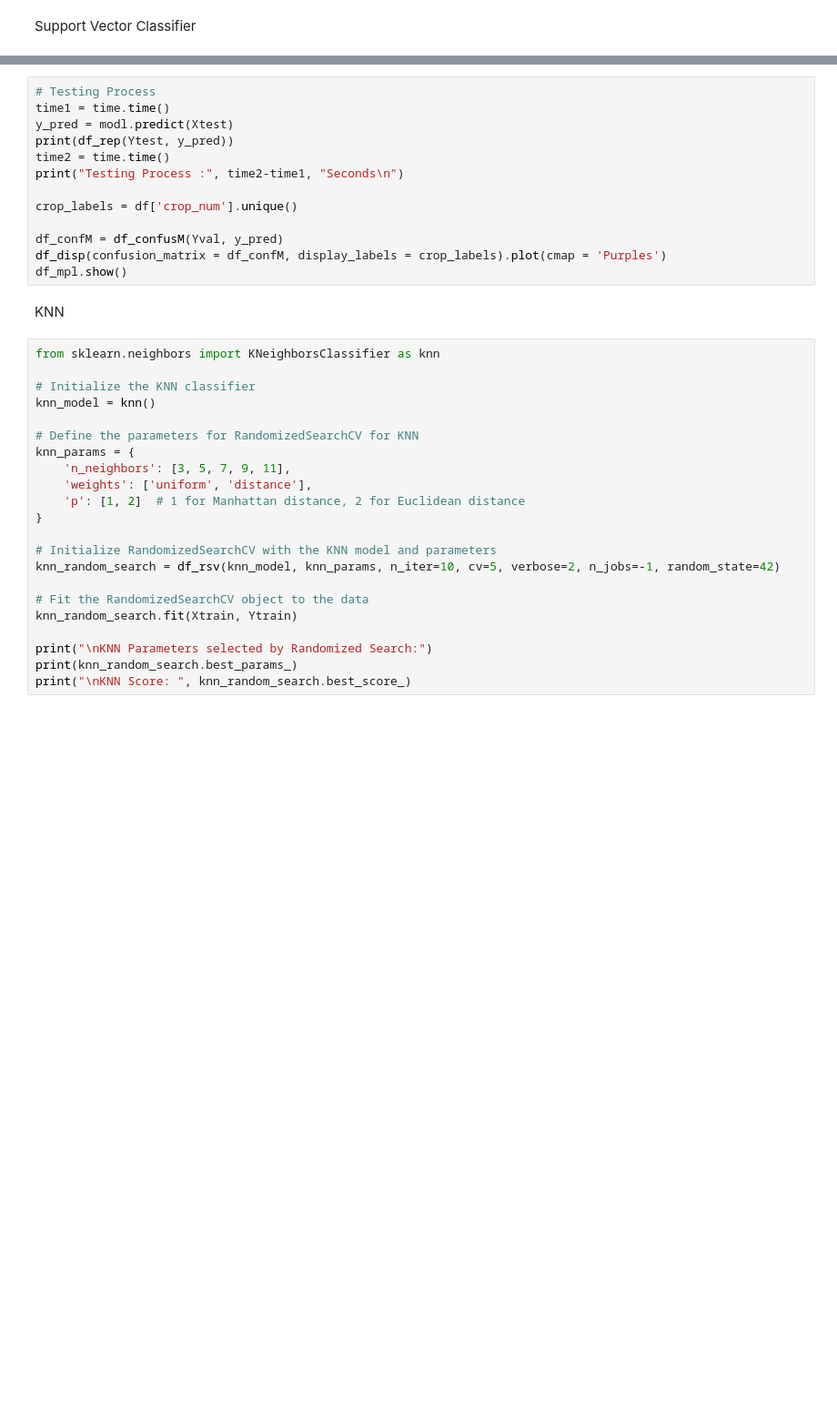
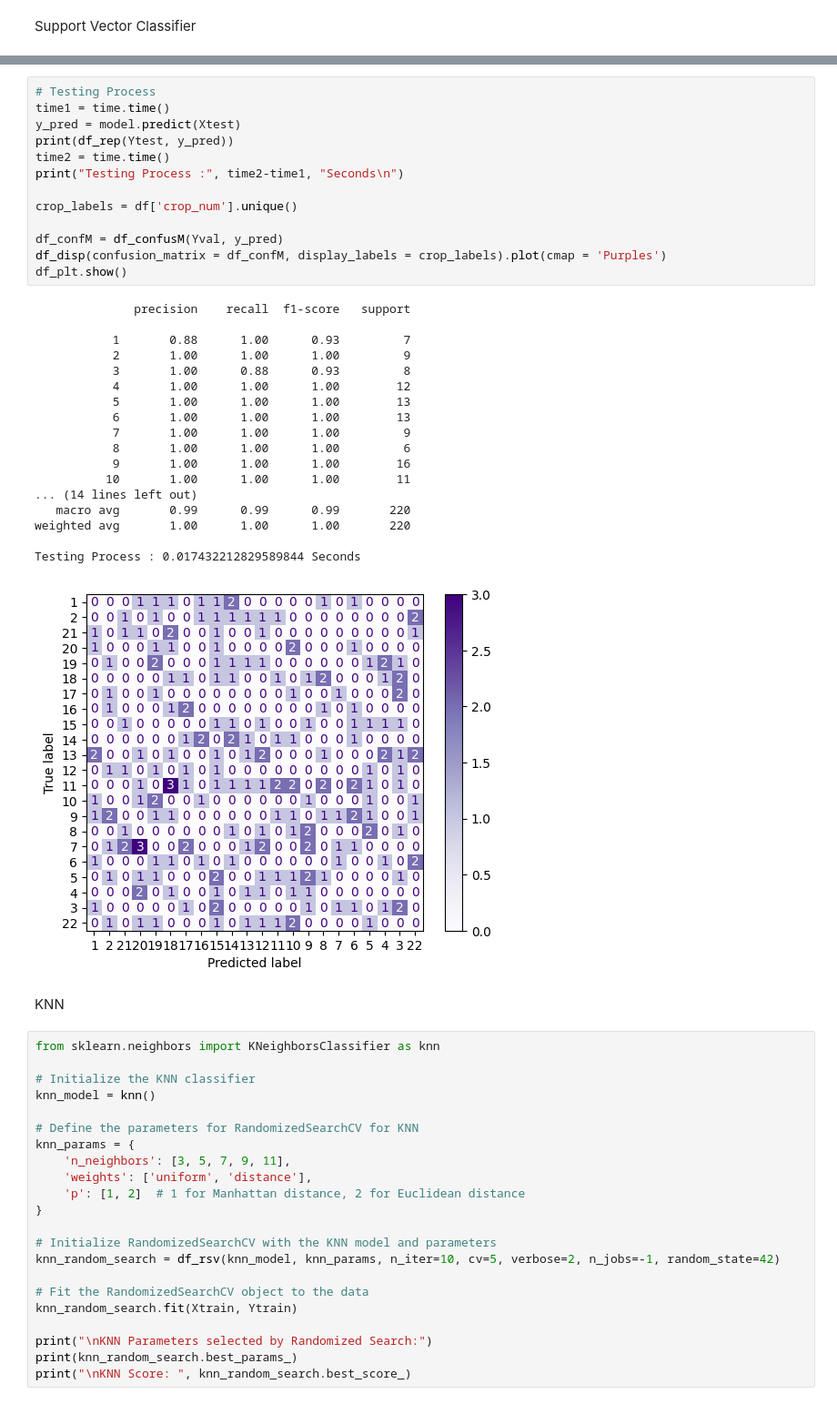
Before and after one commit to siyaboban/Crop-recommendation, a Jupyter notebook: Crop__recommendation_code_Final.ipynb, the cells around one changed output, grey strips where cells are left out. Shown at 91% size. Cells and saved outputs as stored; diff of their text form; blank space fills up the shorter version.

```diff
--- a/Crop__recommendation_code_Final.ipynb
+++ b/Crop__recommendation_code_Final.ipynb
@@ -410,16 +519,35 @@ df_mpl.show()
 # %%
 # Testing Process
 time1 = time.time()
-y_pred = modl.predict(Xtest)
+y_pred = model.predict(Xtest)
 print(df_rep(Ytest, y_pred))
 time2 = time.time()
 print("Testing Process :", time2-time1, "Seconds\n")
 
 crop_labels = df['crop_num'].unique()
 
 df_confM = df_confusM(Yval, y_pred)
 df_disp(confusion_matrix = df_confM, display_labels = crop_labels).plot(cmap = 'Purples')
-df_mpl.show()
+df_plt.show()
+# %% [output]
+              precision    recall  f1-score   support
+
+           1       0.88      1.00      0.93         7
+           2       1.00      1.00      1.00         9
+           3       1.00      0.88      0.93         8
+           4       1.00      1.00      1.00        12
+           5       1.00      1.00      1.00        13
+           6       1.00      1.00      1.00        13
+           7       1.00      1.00      1.00         9
+           8       1.00      1.00      1.00         6
+           9       1.00      1.00      1.00        16
+          10       1.00      1.00      1.00        11
+... (14 lines left out)
+   macro avg       0.99      0.99      0.99       220
+weighted avg       1.00      1.00      1.00       220
+
+Testing Process : 0.017432212829589844 Seconds
+[figure, added]
 # %% [markdown]
 KNN
 # %%
```
Also changed, not shown: parts of 12 cells of this notebook.
